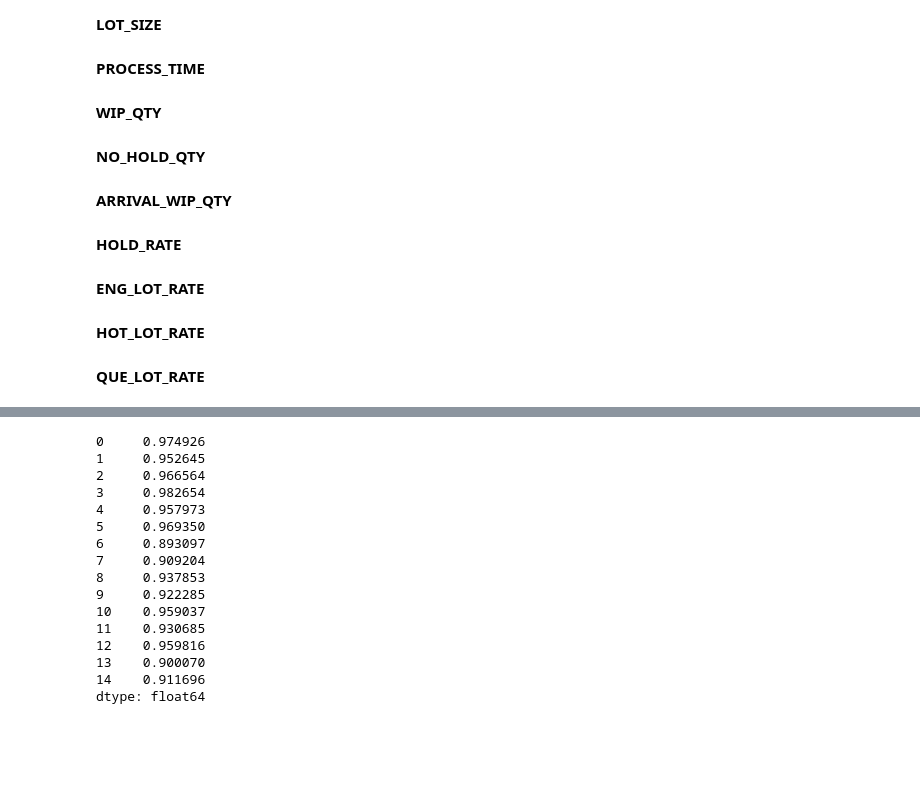
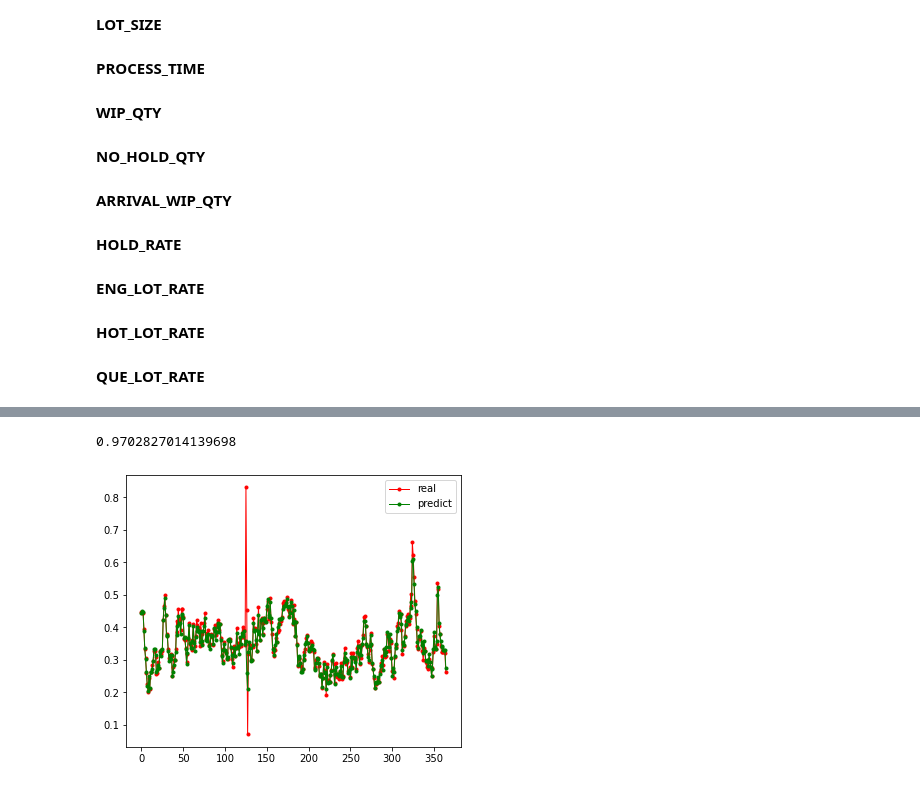
Before and after one commit to lokcyi/AI, a Jupyter notebook: MPS/MPS_EDA.ipynb, the cells around one changed output, grey strips where cells are left out. Cells and saved outputs as stored; diff of their text form; code cells hidden in the pictures; blank space fills up the shorter version.

```diff
--- a/MPS/MPS_EDA.ipynb
+++ b/MPS/MPS_EDA.ipynb
@@ -444,21 +803,9 @@ r2: 0.9110818457792016
+# %%
+trainNN(df_train1)
 # %%
-#計算準確率分數
 
-(1- abs((def_result['predict'] - def_result['TRCT'])/def_result['TRCT'] ))
+def_result = testNN(df_train1)
+sum(1- abs((def_result['predict'] - def_result['TRCT'])/def_result['TRCT'] ))/def_result.shape[0]
 # %% [output]
-0     0.974926
-1     0.952645
-2     0.966564
-3     0.982654
-4     0.957973
-5     0.969350
-6     0.893097
-7     0.909204
-8     0.937853
-9     0.922285
-10    0.959037
-11    0.930685
-12    0.959816
-13    0.900070
-14    0.911696
-dtype: float64
+0.9702827014139698
+[figure, added]
```
Also changed, not shown: parts of 25 cells of this notebook, 1 other file.
